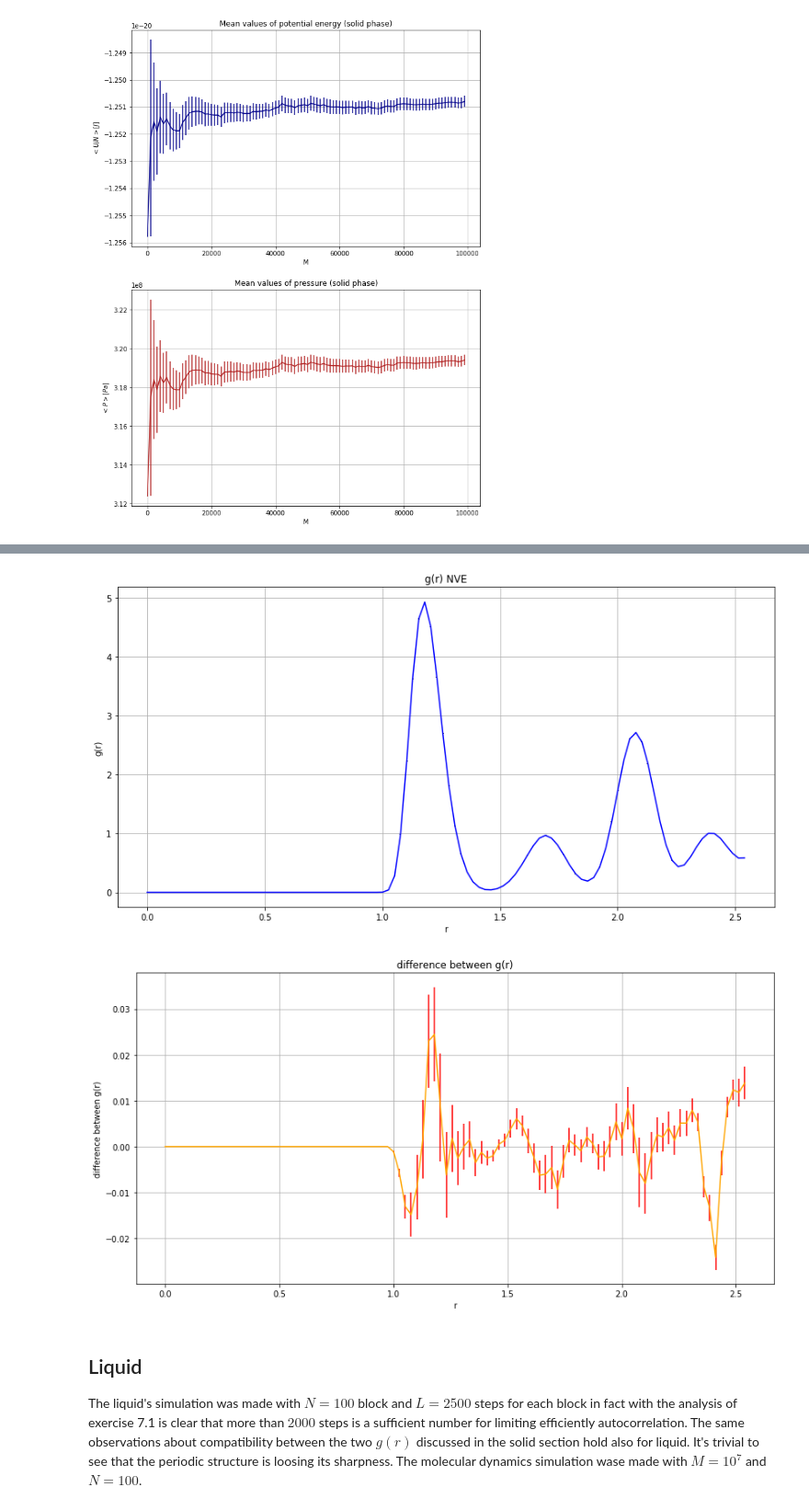
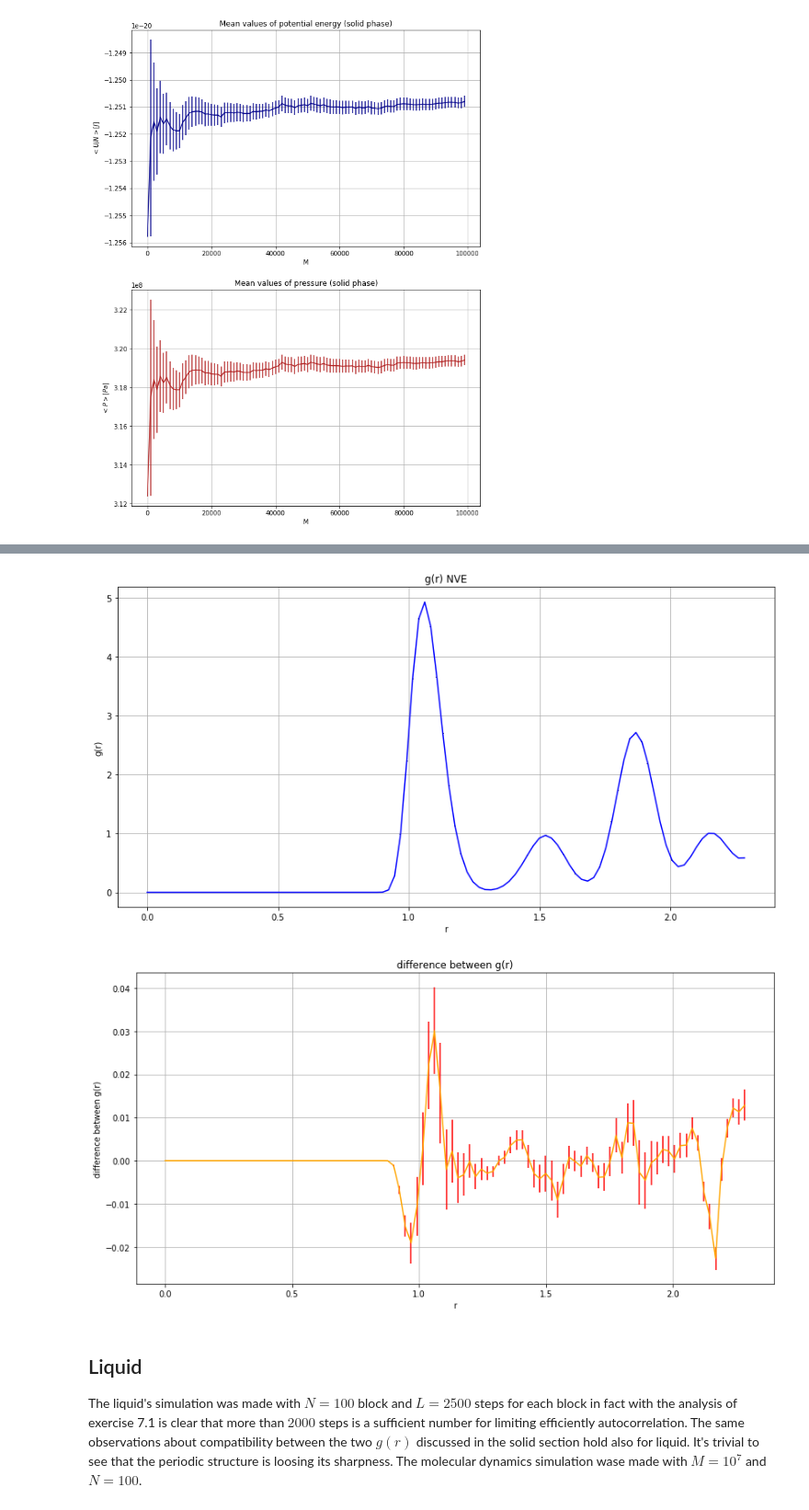
Before and after one commit to gabrielemontefusco/LSN_Montefusco_2020, a Jupyter notebook: Ex7/Exercise 7.ipynb, the cells around one changed output, grey strips where cells are left out. Shown at 92% size. Saved outputs shown, nothing was run; the diff lists cells and outputs as text; code cells hidden in the pictures.

```diff
--- a/Ex7/Exercise 7.ipynb
+++ b/Ex7/Exercise 7.ipynb
@@ -447,12 +447,12 @@ import matplotlib.pyplot as plt
 import numpy as np
 import math
 
-bin_size=pow(108/0.8,1/3.)/200
+bin_size=pow(108/1.1,1/3.)/200
 x = np.arange(100)
 x=np.ndarray.astype(x, dtype=float)
 x*=bin_size
 
-gofrNVT, errNVT=np.loadtxt("output.Gave.S", unpack=True)
+gofrNVT, errNVT=np.loadtxt("output.gave.0", unpack=True)
 
 fig=plt.figure(figsize=(14,7))
 plt.errorbar(x, gofrNVT, yerr=errNVT, color="firebrick", ecolor="black")
@@ -466,7 +466,7 @@ plt.grid(True)
 gofrNVE, errNVE=np.loadtxt("NVE_G.S", unpack=True)
 
 fig=plt.figure(figsize=(14,7))
-plt.errorbar(x, gofr,yerr=err, color="blue", ecolor="black")
+plt.errorbar(x, gofrNVE,yerr=errNVE, color="blue", ecolor="black")
 
 plt.xlabel('r')
 plt.ylabel('g(r)')
@@ -485,5 +485,5 @@ plt.grid(True)
-[figure, old version]
+[figure, new version]
-[figure, old version]
+[figure, new version]
 # %% [markdown]
 ## Liquid
 
```
Also changed, not shown: parts of 2 cells of this notebook.
